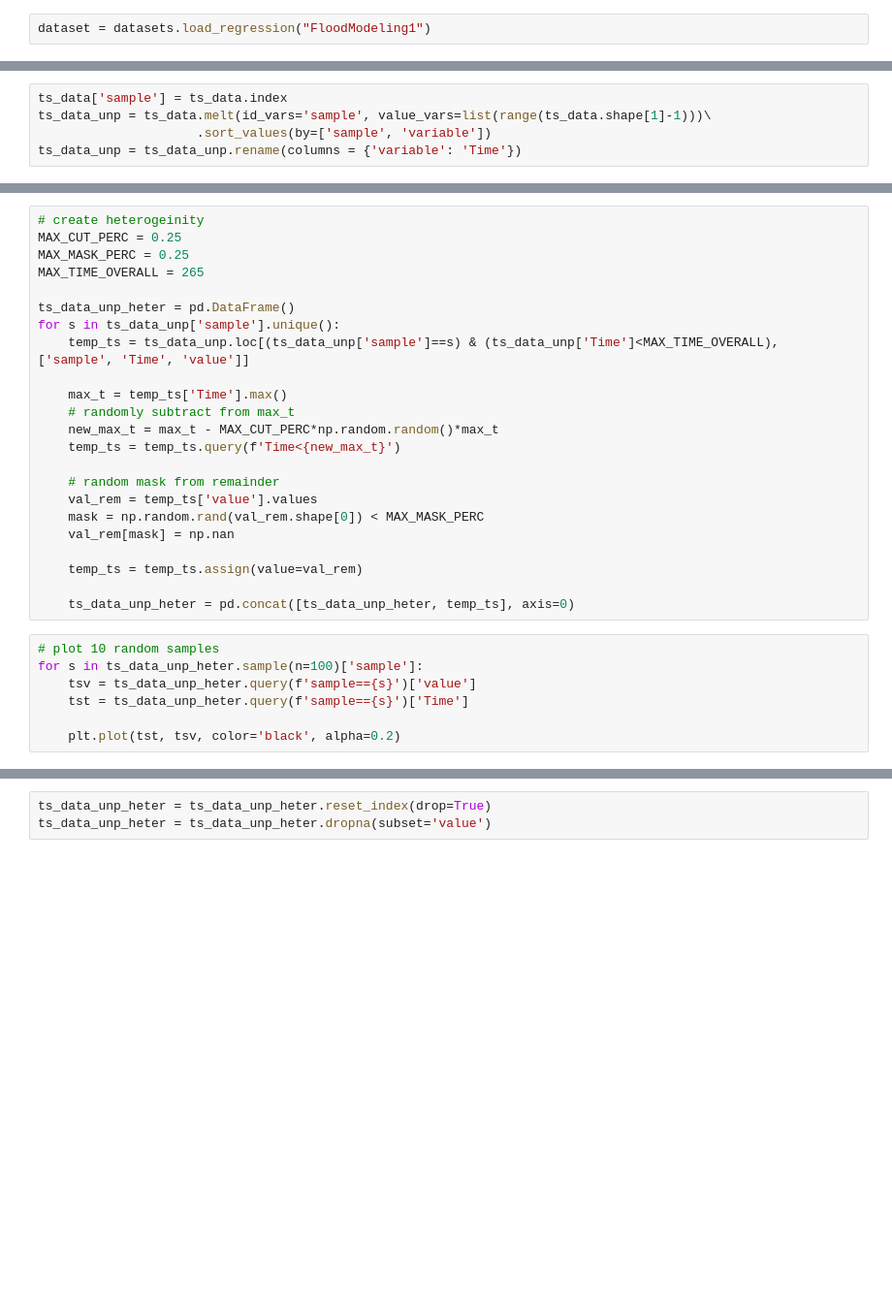
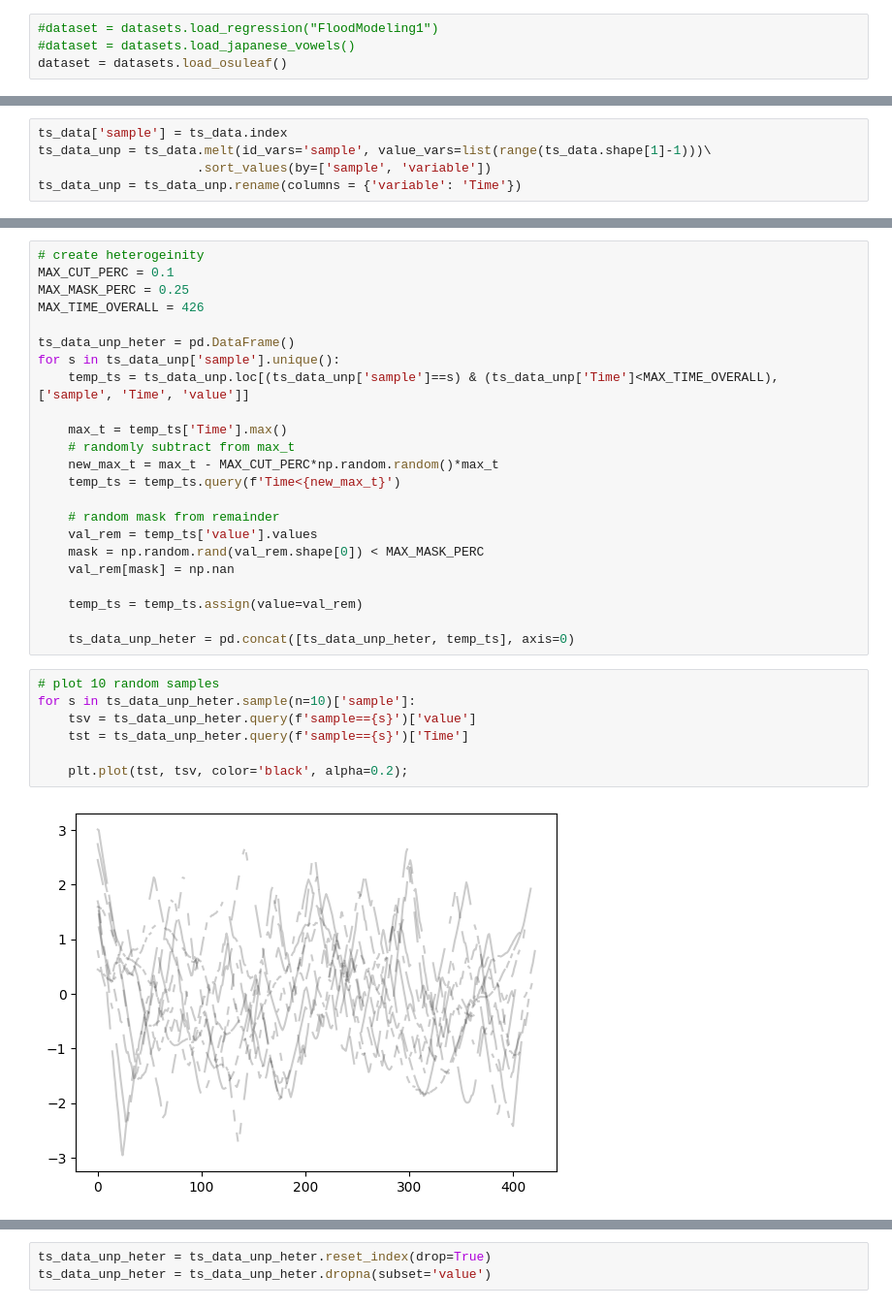
Before and after one commit to bramiozo/TimEx, a Jupyter notebook: sandbox/Cross_sect_test.ipynb, the cells around one changed output, grey strips where cells are left out. Shown at 97% size. Drawn from its saved outputs; the diff is of its cells as text; blank space fills up the shorter version.

```diff
--- a/sandbox/Cross_sect_test.ipynb
+++ b/sandbox/Cross_sect_test.ipynb
@@ -33,4 +33,6 @@ from time import sleep
 
 from aeon import datasets
 # %%
-dataset = datasets.load_regression("FloodModeling1")
+#dataset = datasets.load_regression("FloodModeling1")
+#dataset = datasets.load_japanese_vowels()
+dataset = datasets.load_osuleaf()
@@ -47,8 +71,8 @@ ts_data_unp
 # %%
 # create heterogeinity
-MAX_CUT_PERC = 0.25
+MAX_CUT_PERC = 0.1
 MAX_MASK_PERC = 0.25
-MAX_TIME_OVERALL = 265
+MAX_TIME_OVERALL = 426
 
 ts_data_unp_heter = pd.DataFrame()
 for s in ts_data_unp['sample'].unique():
@@ -69,9 +93,11 @@ for s in ts_data_unp['sample'].unique():
     ts_data_unp_heter = pd.concat([ts_data_unp_heter, temp_ts], axis=0)
 # %%
 # plot 10 random samples
-for s in ts_data_unp_heter.sample(n=100)['sample']:
+for s in ts_data_unp_heter.sample(n=10)['sample']:
     tsv = ts_data_unp_heter.query(f'sample=={s}')['value']
     tst = ts_data_unp_heter.query(f'sample=={s}')['Time']
 
-    plt.plot(tst, tsv, color='black', alpha=0.2)
+    plt.plot(tst, tsv, color='black', alpha=0.2);
+# %% [output]
+[figure, added]
 # %%
```
Also changed, not shown: parts of 20 cells of this notebook, 1 other file.
